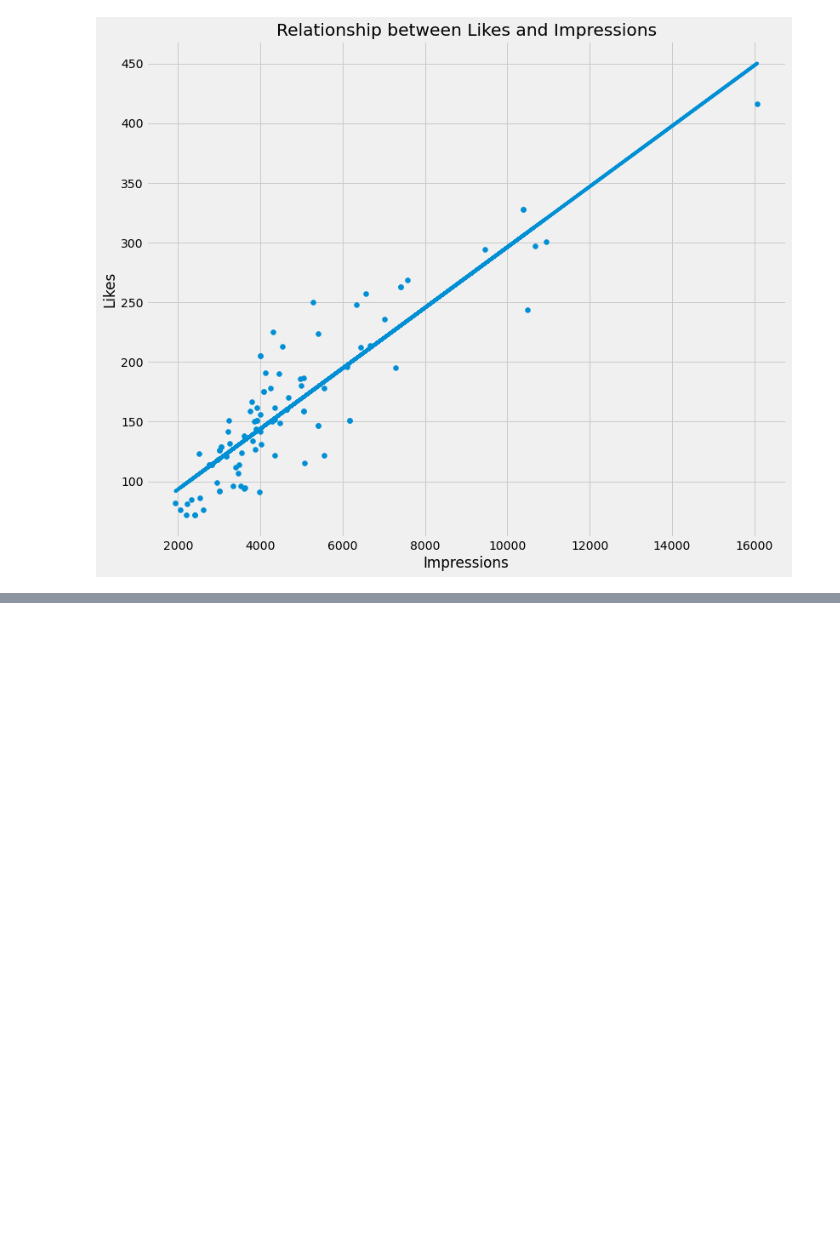
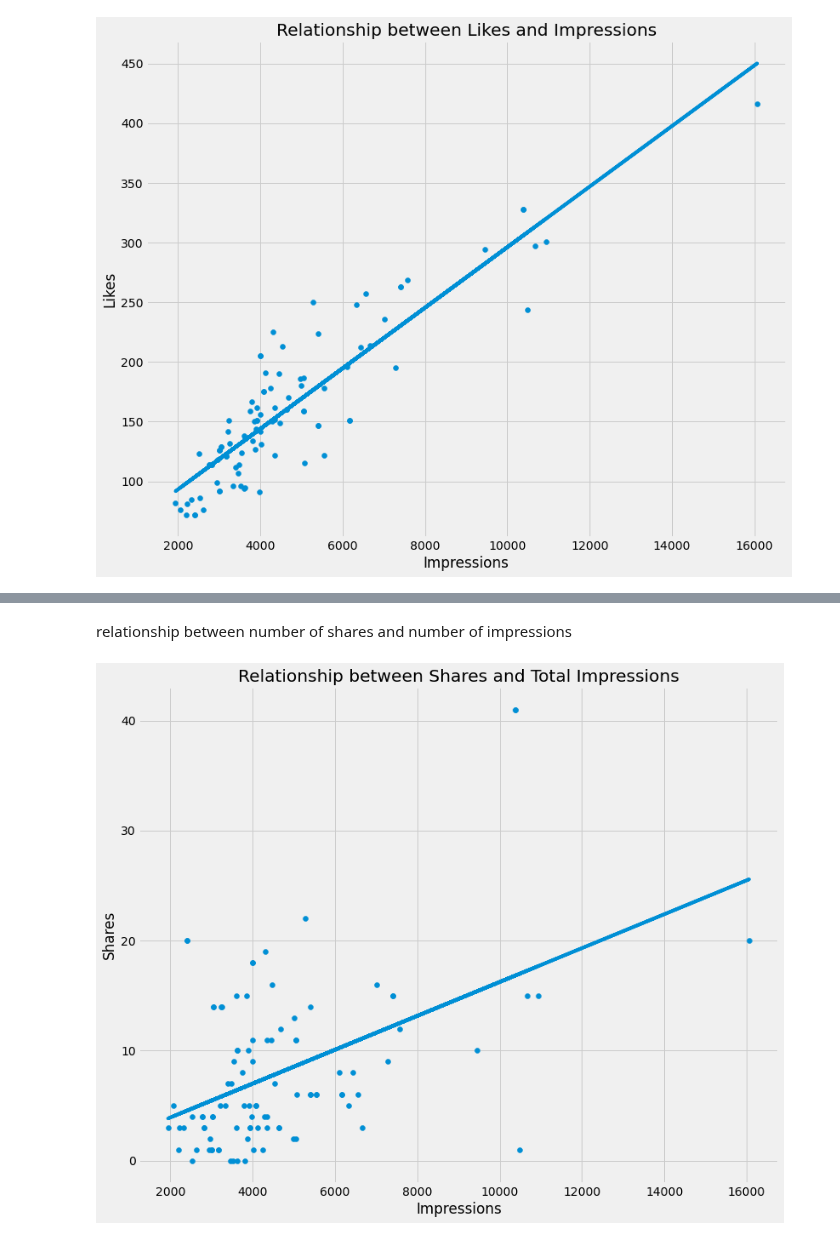
Before and after one commit to J-Kimani/DS, a Jupyter notebook: Projects/Instagram Reach Analysis/IRA.ipynb, the cells around one changed output, grey strips where cells are left out. Cells and saved outputs as stored; diff of their text form; code cells hidden in the pictures; blank space fills up the shorter version.

```diff
--- a/Projects/Instagram Reach Analysis/IRA.ipynb
+++ b/Projects/Instagram Reach Analysis/IRA.ipynb
@@ -229,0 +250,16 @@ fig.show()
+# %% [markdown]
+relationship between number of shares and number of impressions
+# %%
+# using matplotlib for a scatter plot
+plt.figure(figsize= (12,10))
+plt.xlabel("Impressions")
+plt.ylabel("Shares")
+plt.title("Relationship between Shares and Total Impressions")
+plt.scatter(df1.Impressions, df1.Shares)
+# add trendline
+z = np.polyfit(df1.Impressions, df1.Shares, 1)
+p = np.poly1d(z)
+plt.plot(df1.Impressions, p(df1.Impressions))
+plt.show()
+# %% [output]
+[figure, added]
```
Also changed, not shown: parts of 44 cells of this notebook, 1 other file.
